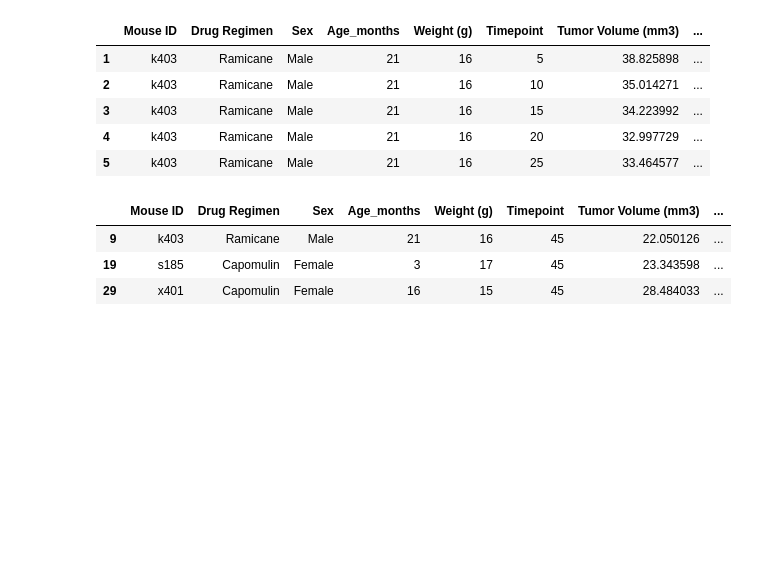
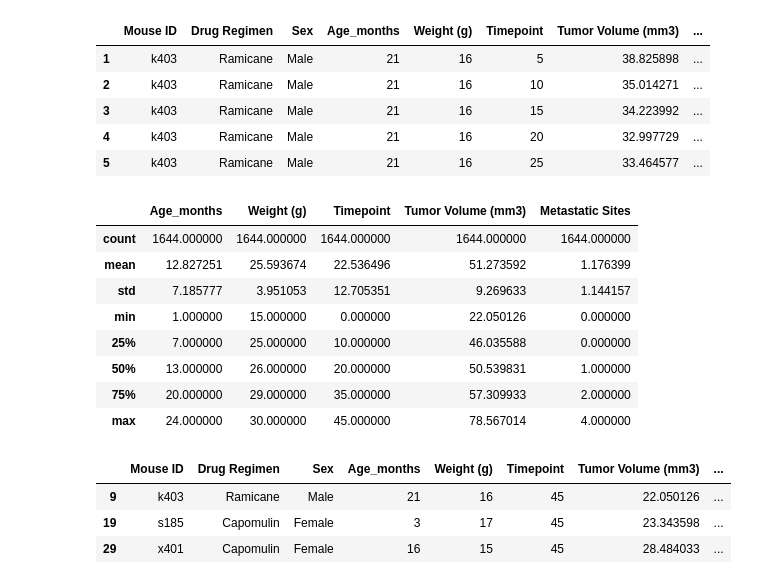
Before and after one commit to CRFitzgerald/matplotlib-challenge, a Jupyter notebook: pymaceuticals-inc-code.ipynb, the cells around one changed output. Saved outputs shown, nothing was run; the diff lists cells and outputs as text; code cells hidden in the pictures; blank space fills up the shorter version.

```diff
--- a/pymaceuticals-inc-code.ipynb
+++ b/pymaceuticals-inc-code.ipynb
@@ -45,6 +45,17 @@ dupes.head()
 | 5 | k403 | Ramicane | Male | 21 | 16 | 25 | 33.464577 | ... |
 # %%
 # Optional: Get all the data for the duplicate mouse ID.
+dupes.describe()
+# %% [output]
+|  | Age_months | Weight (g) | Timepoint | Tumor Volume (mm3) | Metastatic Sites |
+| count | 1644.000000 | 1644.000000 | 1644.000000 | 1644.000000 | 1644.000000 |
+| mean | 12.827251 | 25.593674 | 22.536496 | 51.273592 | 1.176399 |
+| std | 7.185777 | 3.951053 | 12.705351 | 9.269633 | 1.144157 |
+| min | 1.000000 | 15.000000 | 0.000000 | 22.050126 | 0.000000 |
+| 25% | 7.000000 | 25.000000 | 10.000000 | 46.035588 | 0.000000 |
+| 50% | 13.000000 | 26.000000 | 20.000000 | 50.539831 | 1.000000 |
+| 75% | 20.000000 | 29.000000 | 35.000000 | 57.309933 | 2.000000 |
+| max | 24.000000 | 30.000000 | 45.000000 | 78.567014 | 4.000000 |
 # %%
 # Create a clean DataFrame by dropping the duplicate mouse by its ID.
 no_dupes = merge_df.drop_duplicates(subset="Mouse ID", keep='last', inplace=False, ignore_index=False)
```
Also changed, not shown: parts of 10 cells of this notebook.
